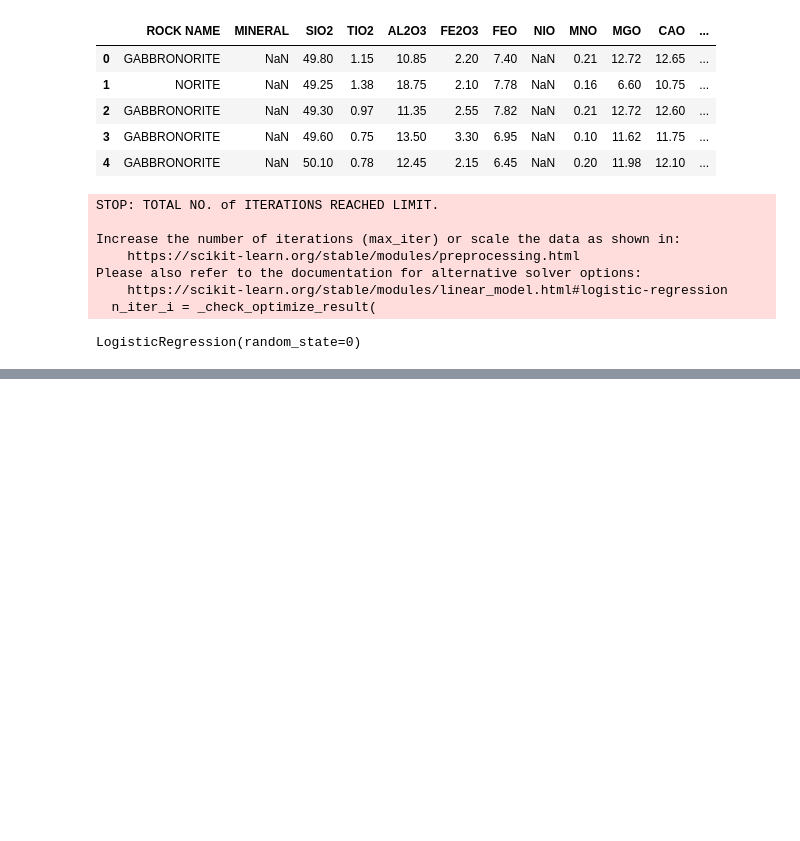
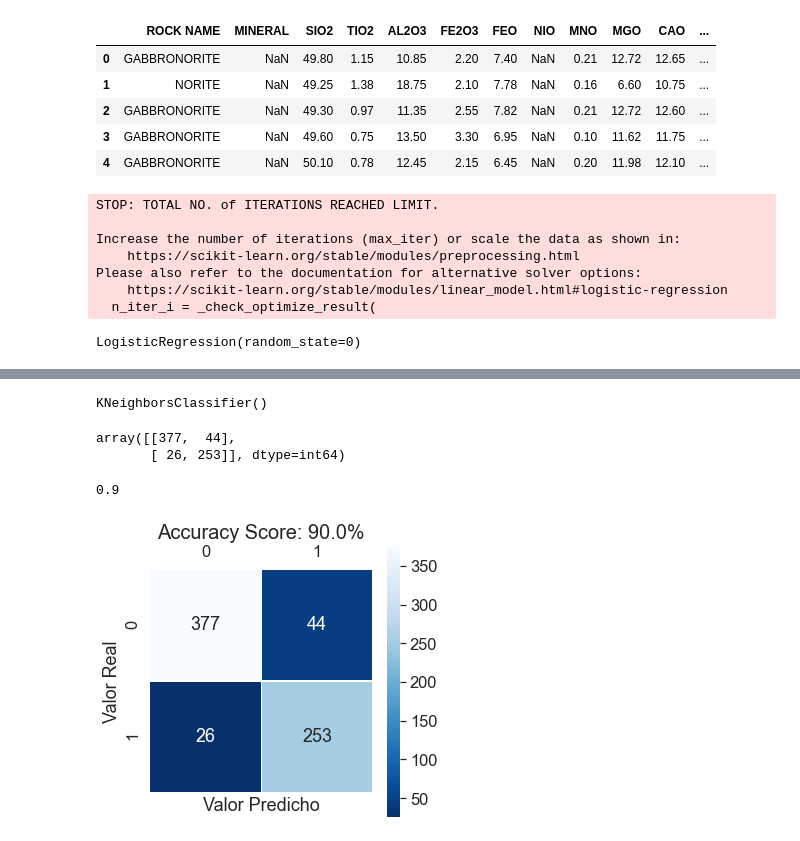
Before and after one commit to rubensdmp/GeoPython, a Jupyter notebook: EarthChem/Geoquimica.ipynb, the cells around one changed output, grey strips where cells are left out. Drawn from its saved outputs; the diff is of its cells as text; code cells hidden in the pictures; blank space fills up the shorter version.

```diff
--- a/EarthChem/Geoquimica.ipynb
+++ b/EarthChem/Geoquimica.ipynb
@@ -443,0 +470,50 @@ plt.show()
+# %%
+# determino matriz de características (X) y valor a predecir (y)
+X = dfmod.iloc[:, 2:18].values
+y = dfmod.iloc[:, 19].values
+
+np.nan_to_num(X, copy=False)
+np.nan_to_num(y, copy=False)
+
+# Dividir el data set en conjunto de entrenamiento y conjunto de testing
+from sklearn.model_selection import train_test_split
+X_train, X_test, y_train, y_test = train_test_split(X, y, test_size = 0.2)
+
+
+# Ajustar el modelo de Regresión Logística en el Conjunto de Entrenamiento
+from sklearn.neighbors import KNeighborsClassifier
+classifier = KNeighborsClassifier(n_neighbors = 5, metric = "minkowski", p = 2)
+classifier.fit(X_train, y_train)
+# %% [output]
+KNeighborsClassifier()
+# %%
+# Predicción de los resultados con el Conjunto de Testing
+y_pred  = classifier.predict(X_test)
+
+# Elaborar una matriz de confusión
+from sklearn.metrics import confusion_matrix
+cm = confusion_matrix(y_test, y_pred)
+cm
+# %% [output]
+array([[377,  44],
+       [ 26, 253]], dtype=int64)
+# %%
+scoreKNN = round(classifier.score(X_test, y_test),4)
+print(scoreKNN)
+# %% [output]
+0.9
+# %%
+# MATRIZ DE CONFUSION
+
+plt.figure(figsize=(5,5))
+sns.set(font_scale=1.5)
+sns.heatmap(cm, annot=True, fmt=".0f", linewidths=.5, square = True, cmap = 'Blues_r')
+plt.ylabel('Valor Real')
+plt.xlabel('Valor Predicho')
+plt.tick_params(labelbottom=False,labeltop=True)
+#plt.xaxis.tick_top()
+all_sample_title = 'Accuracy Score: {}%'.format(round(scoreKNN*100,4))
+plt.title(all_sample_title, size = 20)
+plt.show()
+# %% [output]
+[figure, added]
```
Also changed, not shown: parts of 25 cells of this notebook.
